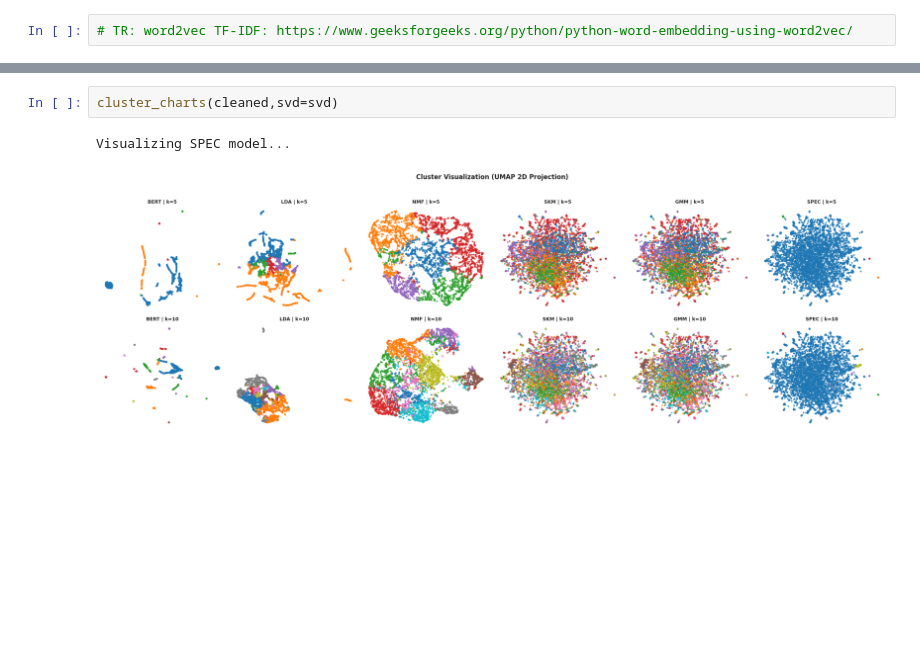
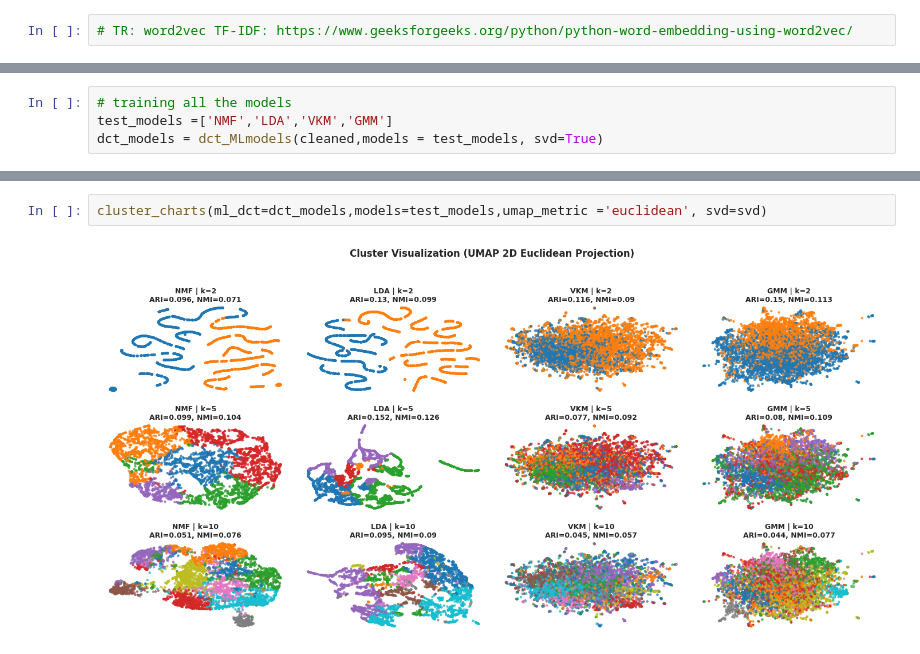
Before and after one commit to LeonSavi/ADS-DW4, a Jupyter notebook: job.ipynb, the cells around one changed output, grey strips where cells are left out. Cells and saved outputs as stored; diff of their text form; blank space fills up the shorter version.

```diff
--- a/job.ipynb
+++ b/job.ipynb
@@ -683,3 +973,7 @@ def cluster_charts(df: pd.DataFrame,
+# %%
+# training all the models
+test_models =['NMF','LDA','VKM','GMM']
+dct_models = dct_MLmodels(cleaned,models = test_models, svd=True)
 # %%
 # get indicators
 svd = True
@@ -697,5 +1020,4 @@ comparison_charts(comparisons,svd=svd)
 # %%
-cluster_charts(cleaned,svd=svd)
+cluster_charts(ml_dct=dct_models,models=test_models,umap_metric ='euclidean', svd=svd)
 # %% [output]
-Visualizing SPEC model...
-[figure, old version]
+[figure, new version]
```
Also changed, not shown: parts of 13 cells of this notebook, 22 other files.
